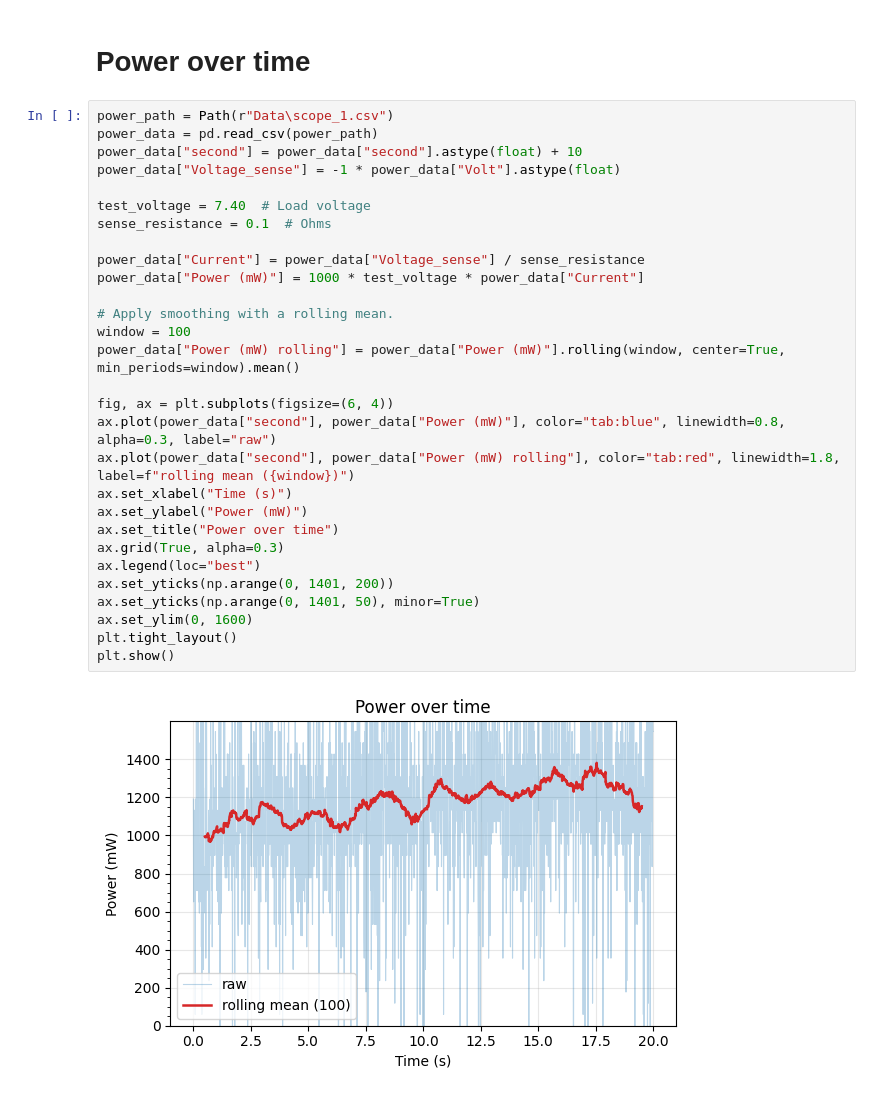
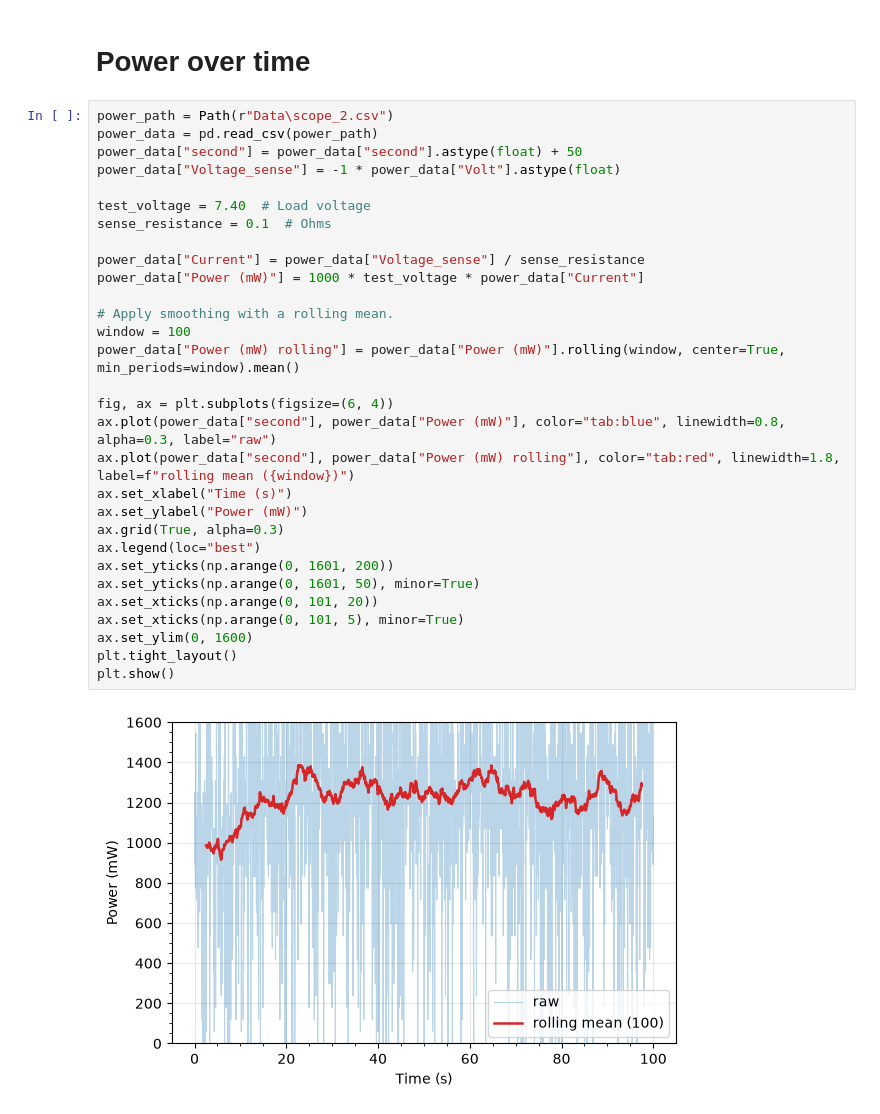
Before and after one commit to OzzysMess/clamming, a Jupyter notebook: master_notes.ipynb, the cells around one changed output. Saved outputs shown, nothing was run; the diff lists cells and outputs as text.

```diff
--- a/master_notes.ipynb
+++ b/master_notes.ipynb
@@ -510,33 +510,34 @@ plt.show()
 # %% [markdown]
 # Power over time
 # %%
-power_path = Path(r"Data\scope_1.csv")
+power_path = Path(r"Data\scope_2.csv")
 power_data = pd.read_csv(power_path)
-power_data["second"] = power_data["second"].astype(float) + 10
+power_data["second"] = power_data["second"].astype(float) + 50
 power_data["Voltage_sense"] = -1 * power_data["Volt"].astype(float)
 
 test_voltage = 7.40  # Load voltage
 sense_resistance = 0.1  # Ohms
 
 power_data["Current"] = power_data["Voltage_sense"] / sense_resistance
 power_data["Power (mW)"] = 1000 * test_voltage * power_data["Current"]
 
 # Apply smoothing with a rolling mean.
 window = 100
 power_data["Power (mW) rolling"] = power_data["Power (mW)"].rolling(window, center=True, min_periods=window).mean()
 
 fig, ax = plt.subplots(figsize=(6, 4))
 ax.plot(power_data["second"], power_data["Power (mW)"], color="tab:blue", linewidth=0.8, alpha=0.3, label="raw")
 ax.plot(power_data["second"], power_data["Power (mW) rolling"], color="tab:red", linewidth=1.8, label=f"rolling mean ({window})")
 ax.set_xlabel("Time (s)")
 ax.set_ylabel("Power (mW)")
-ax.set_title("Power over time")
 ax.grid(True, alpha=0.3)
 ax.legend(loc="best")
-ax.set_yticks(np.arange(0, 1401, 200))
-ax.set_yticks(np.arange(0, 1401, 50), minor=True)
+ax.set_yticks(np.arange(0, 1601, 200))
+ax.set_yticks(np.arange(0, 1601, 50), minor=True)
+ax.set_xticks(np.arange(0, 101, 20))
+ax.set_xticks(np.arange(0, 101, 5), minor=True)
 ax.set_ylim(0, 1600)
 plt.tight_layout()
 plt.show()
 # %% [output]
-[figure, old version]
+[figure, new version]
```
Also changed, not shown: parts of 9 cells of this notebook, 3 other files.
